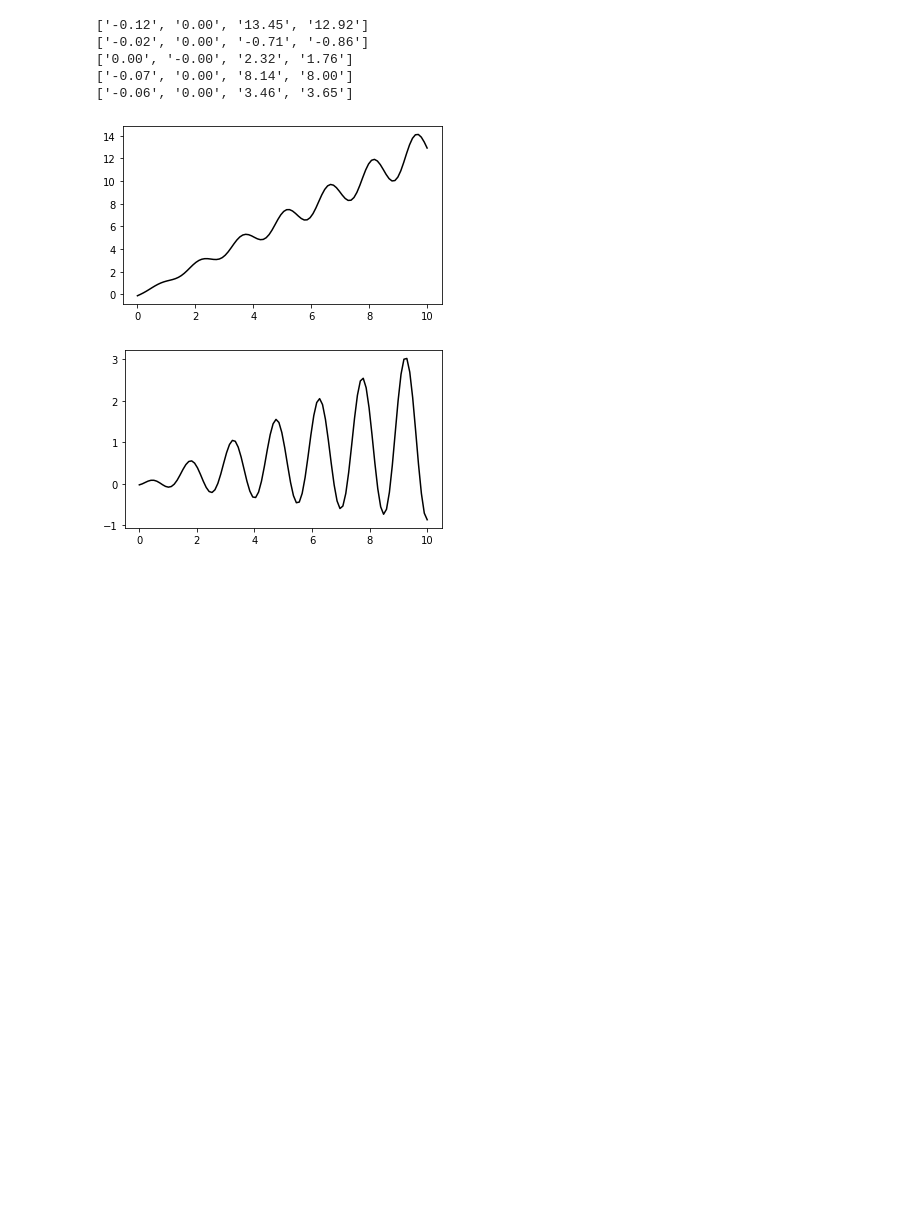
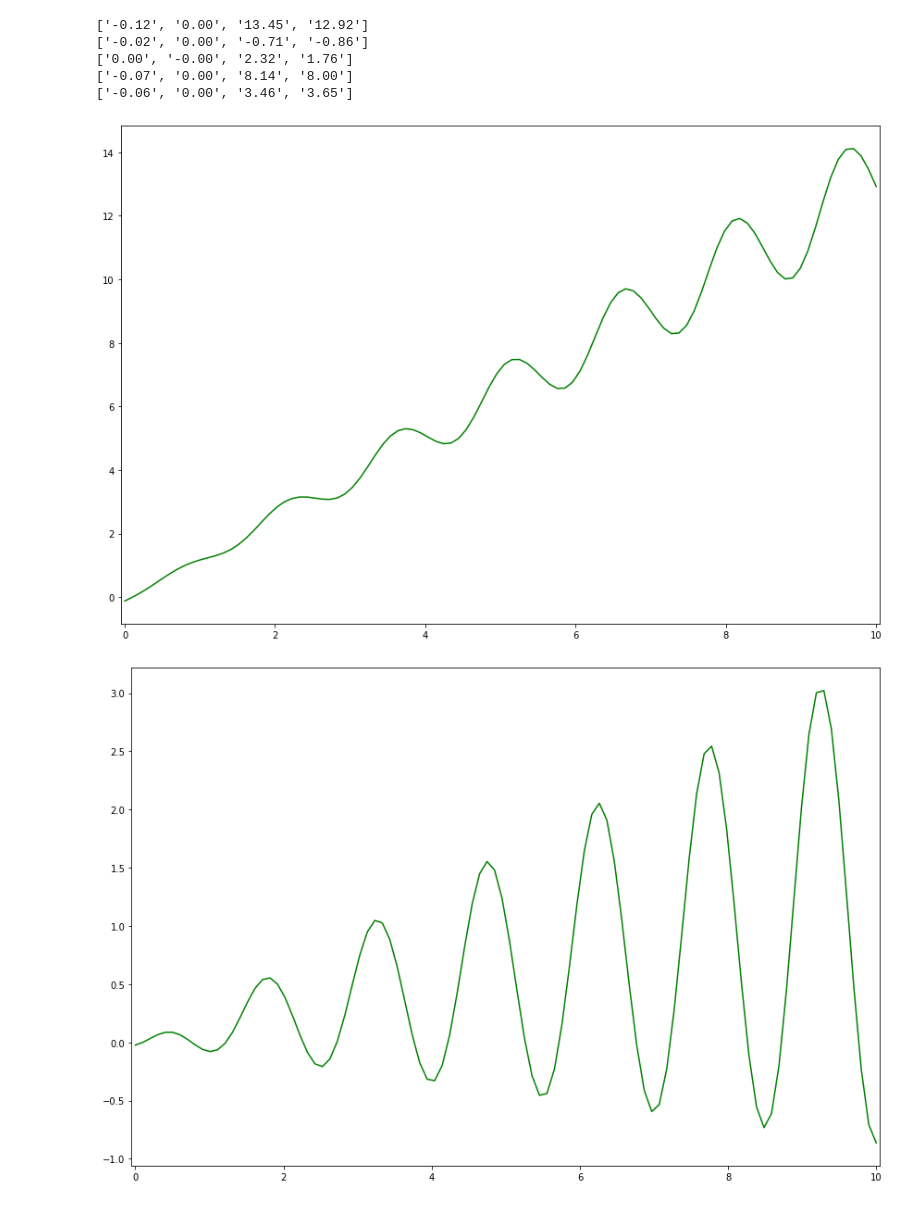
Before and after one commit to probsys/sppl, a Jupyter notebook: src/gp_realizations_many.ipynb, the cells around one changed output. Cells and saved outputs as stored; diff of their text form; code cells hidden in the pictures; blank space fills up the shorter version.

```diff
--- a/src/gp_realizations_many.ipynb
+++ b/src/gp_realizations_many.ipynb
@@ -110,18 +110,20 @@ for i in range(N):
     fig, ax = plt.subplots()
     ys = multivariate_normal.rvs(np.zeros(len(xs)), M, size=1)
     ys_list.append(ys)
-    ax.plot(xs, ys, color='k', linewidth=1.5)
-    ax.set_ylim([-2.5, 2.5])
-    fig.set_size_inches(5,3)
+    ax.plot(xs, ys, color='green', linewidth=1.5)
+    ax.set_xlim([-.05, 10.05])
+    fig.set_tight_layout(True)
+    fig.set_size_inches(12, 8)
     fig.set_tight_layout(True)
     figname = '/tmp/gp-se-%02d.png' % (i,)
     fig.savefig(figname, dpi=200)
 
 fig, ax = plt.subplots()
 for ys in ys_list:
-    ax.plot(xs, ys, color='k', linewidth=1.5)
-    ax.set_ylim([-2.5, 2.5])
-    fig.set_size_inches(5,3)
+    ax.plot(xs, ys, color='green', linewidth=1.5)
+    ax.set_xlim([-.05, 10.05])
+    fig.set_tight_layout(True)
+    fig.set_size_inches(12, 8)
     fig.set_tight_layout(True)
 figname = '/tmp/gp-se.png'
 fig.savefig(figname, dpi=200)
@@ -143,35 +145,38 @@ for ys in ys_list:
 # %%
 cov = Times(Linear(0.1), Periodic(50, 3))
 M = cov.f_mat(xs)
 N = 5
 ys_list = []
 
 np.random.seed(10)
 for i in range(N):
     ys = multivariate_normal.rvs(np.zeros(len(xs)), M, size=1)
     ys_list.append(ys)
     fig, ax = plt.subplots()
-    ax.plot(xs, ys, color='k', linewidth=1.5)
-    fig.set_size_inches(5,3)
+    ax.plot(xs, ys, color='green', linewidth=1.5)
+    ax.set_xlim([-.05, 10.05])
+    fig.set_tight_layout(True)
+    fig.set_size_inches(12, 8)
     fig.set_tight_layout(True)
     figname = '/tmp/gp-per-%02d.png' % (i,)
     fig.savefig(figname, dpi=200)
 
 fig, ax = plt.subplots()
 for ys in ys_list:
-    ax.plot(xs, ys, color='k', linewidth=1.5)
-    fig.set_size_inches(5,3)
+    ax.plot(xs, ys, color='green', linewidth=1.5)
+    ax.set_xlim([-.05, 10.05])
     fig.set_tight_layout(True)
+    fig.set_size_inches(12, 8)
 figname = '/tmp/gp-per.png'
 fig.savefig(figname, dpi=200)
 
 for ys in ys_list:
     print(['%1.2f' % (x,) for x in [ys[0], ys[1], ys[-2], ys[-1]]])
 # %% [output]
 ['-0.12', '0.00', '13.45', '12.92']
 ['-0.02', '0.00', '-0.71', '-0.86']
 ['0.00', '-0.00', '2.32', '1.76']
 ['-0.07', '0.00', '8.14', '8.00']
 ['-0.06', '0.00', '3.46', '3.65']
-[figure, old version]
+[figure, new version]
-[figure, old version]
+[figure, new version]
```
Also changed, not shown: parts of 3 cells of this notebook.
